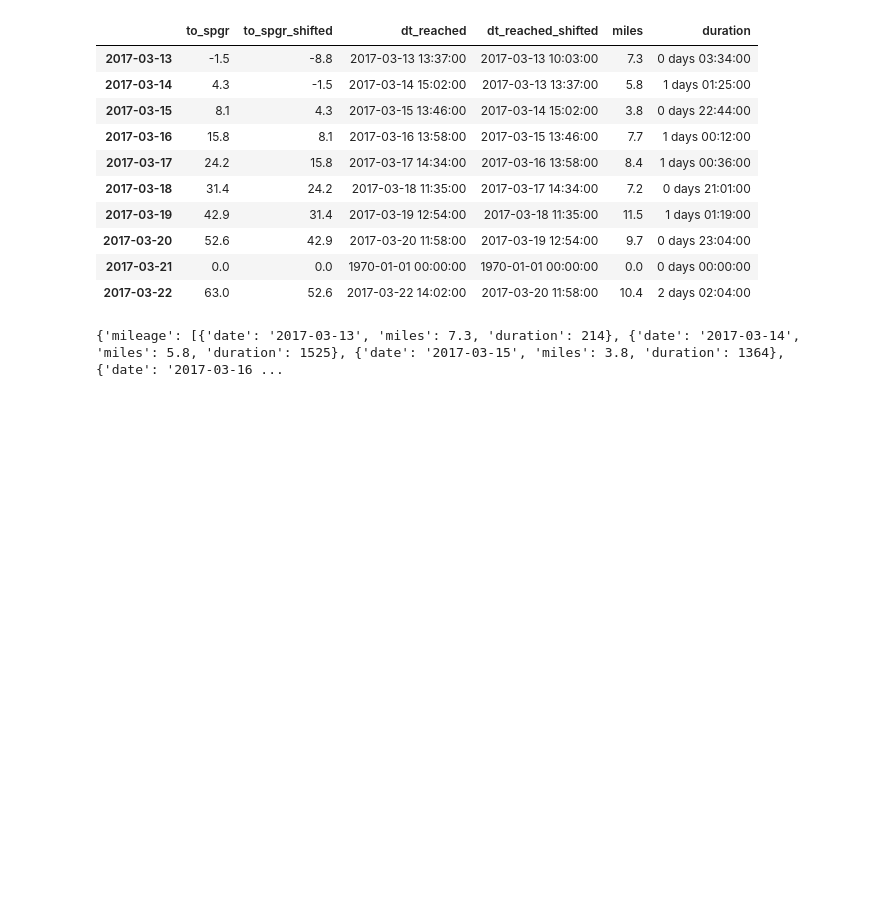
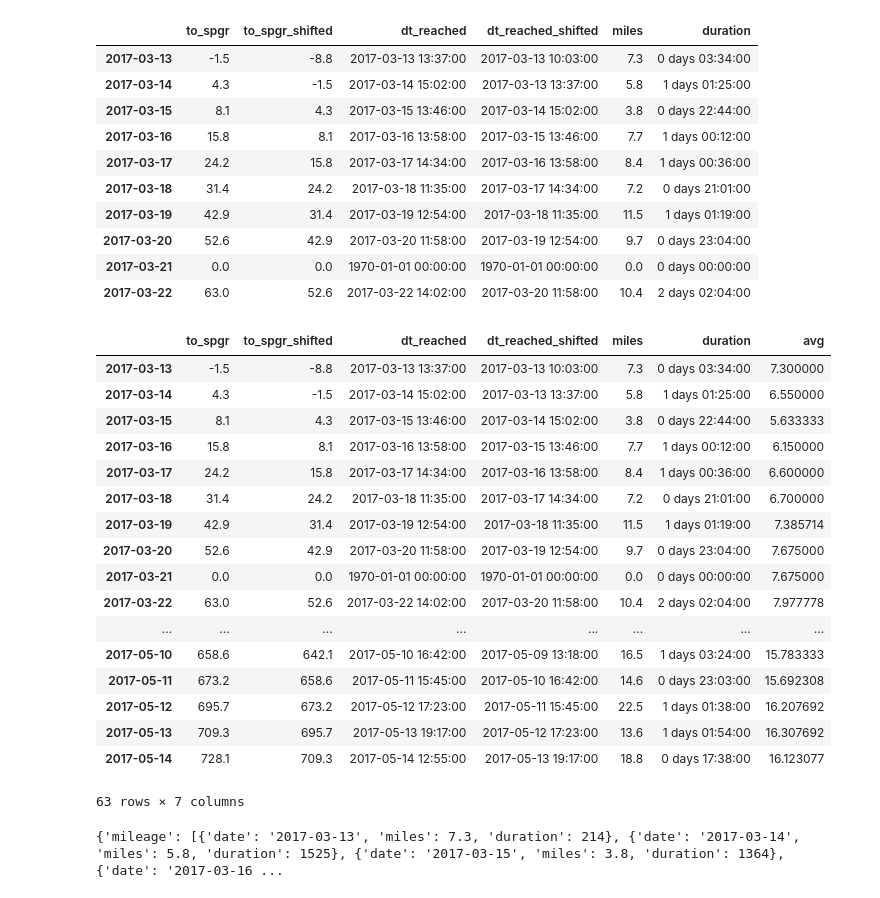
Before and after one commit to dnldxn/lostwithdan, a Jupyter notebook: _notebooks/predict.ipynb, the cells around one changed output. Drawn from its saved outputs; the diff is of its cells as text; code cells hidden in the pictures; blank space fills up the shorter version.

Commit message:
Add 2 week rolling average mileage to stats page

```diff
--- a/_notebooks/predict.ipynb
+++ b/_notebooks/predict.ipynb
@@ -151,6 +134,33 @@ miles_per_day.head(10)
 | 2017-03-20 | 52.6 | 42.9 | 2017-03-20 11:58:00 | 2017-03-19 12:54:00 | 9.7 | 0 days 23:04:00 |
 | 2017-03-21 | 0.0 | 0.0 | 1970-01-01 00:00:00 | 1970-01-01 00:00:00 | 0.0 | 0 days 00:00:00 |
 | 2017-03-22 | 63.0 | 52.6 | 2017-03-22 14:02:00 | 2017-03-20 11:58:00 | 10.4 | 2 days 02:04:00 |
+# %%
+test = miles_per_day.copy()
+
+mean_excluding_zero = lambda x: x[np.nonzero(x)].mean()
+
+test['avg'] = miles_per_day['miles'].rolling(14, min_periods=1).apply(mean_excluding_zero)
+
+test
+# %% [output]
+|  | to_spgr | to_spgr_shifted | dt_reached | dt_reached_shifted | miles | duration | avg |
+| 2017-03-13 | -1.5 | -8.8 | 2017-03-13 13:37:00 | 2017-03-13 10:03:00 | 7.3 | 0 days 03:34:00 | 7.300000 |
+| 2017-03-14 | 4.3 | -1.5 | 2017-03-14 15:02:00 | 2017-03-13 13:37:00 | 5.8 | 1 days 01:25:00 | 6.550000 |
+| 2017-03-15 | 8.1 | 4.3 | 2017-03-15 13:46:00 | 2017-03-14 15:02:00 | 3.8 | 0 days 22:44:00 | 5.633333 |
+| 2017-03-16 | 15.8 | 8.1 | 2017-03-16 13:58:00 | 2017-03-15 13:46:00 | 7.7 | 1 days 00:12:00 | 6.150000 |
+| 2017-03-17 | 24.2 | 15.8 | 2017-03-17 14:34:00 | 2017-03-16 13:58:00 | 8.4 | 1 days 00:36:00 | 6.600000 |
+| 2017-03-18 | 31.4 | 24.2 | 2017-03-18 11:35:00 | 2017-03-17 14:34:00 | 7.2 | 0 days 21:01:00 | 6.700000 |
+| 2017-03-19 | 42.9 | 31.4 | 2017-03-19 12:54:00 | 2017-03-18 11:35:00 | 11.5 | 1 days 01:19:00 | 7.385714 |
+| 2017-03-20 | 52.6 | 42.9 | 2017-03-20 11:58:00 | 2017-03-19 12:54:00 | 9.7 | 0 days 23:04:00 | 7.675000 |
+| 2017-03-21 | 0.0 | 0.0 | 1970-01-01 00:00:00 | 1970-01-01 00:00:00 | 0.0 | 0 days 00:00:00 | 7.675000 |
+| 2017-03-22 | 63.0 | 52.6 | 2017-03-22 14:02:00 | 2017-03-20 11:58:00 | 10.4 | 2 days 02:04:00 | 7.977778 |
+| ... | ... | ... | ... | ... | ... | ... | ... |
+| 2017-05-10 | 658.6 | 642.1 | 2017-05-10 16:42:00 | 2017-05-09 13:18:00 | 16.5 | 1 days 03:24:00 | 15.783333 |
+| 2017-05-11 | 673.2 | 658.6 | 2017-05-11 15:45:00 | 2017-05-10 16:42:00 | 14.6 | 0 days 23:03:00 | 15.692308 |
+| 2017-05-12 | 695.7 | 673.2 | 2017-05-12 17:23:00 | 2017-05-11 15:45:00 | 22.5 | 1 days 01:38:00 | 16.207692 |
+| 2017-05-13 | 709.3 | 695.7 | 2017-05-13 19:17:00 | 2017-05-12 17:23:00 | 13.6 | 1 days 01:54:00 | 16.307692 |
+| 2017-05-14 | 728.1 | 709.3 | 2017-05-14 12:55:00 | 2017-05-13 19:17:00 | 18.8 | 0 days 17:38:00 | 16.123077 |
+63 rows × 7 columns
 # %%
 # Fix rounding issue by converting each mileage value into a string
 miles_per_day['date'] = miles_per_day.index
```
Also changed, not shown: parts of 5 cells of this notebook, 3 other files.
